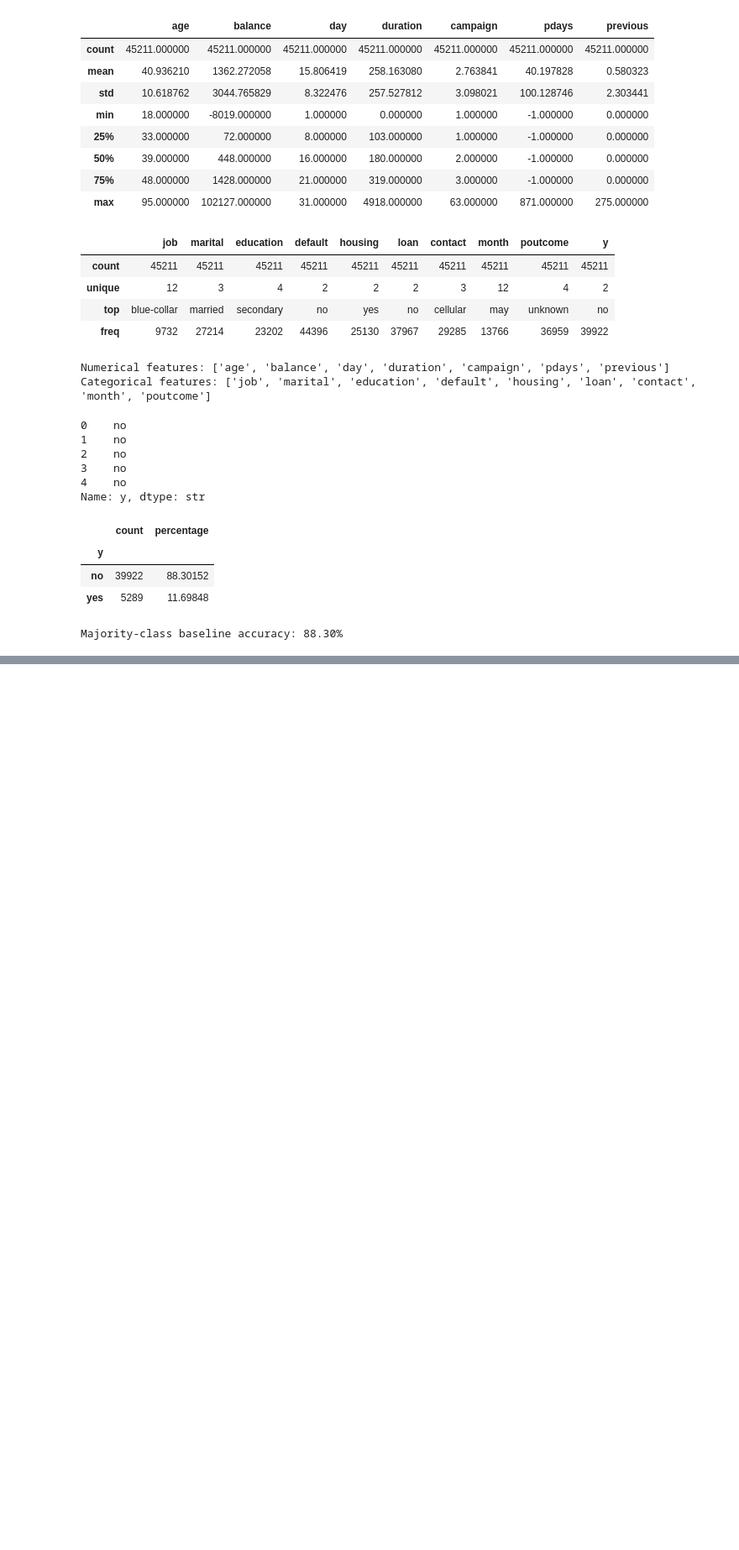
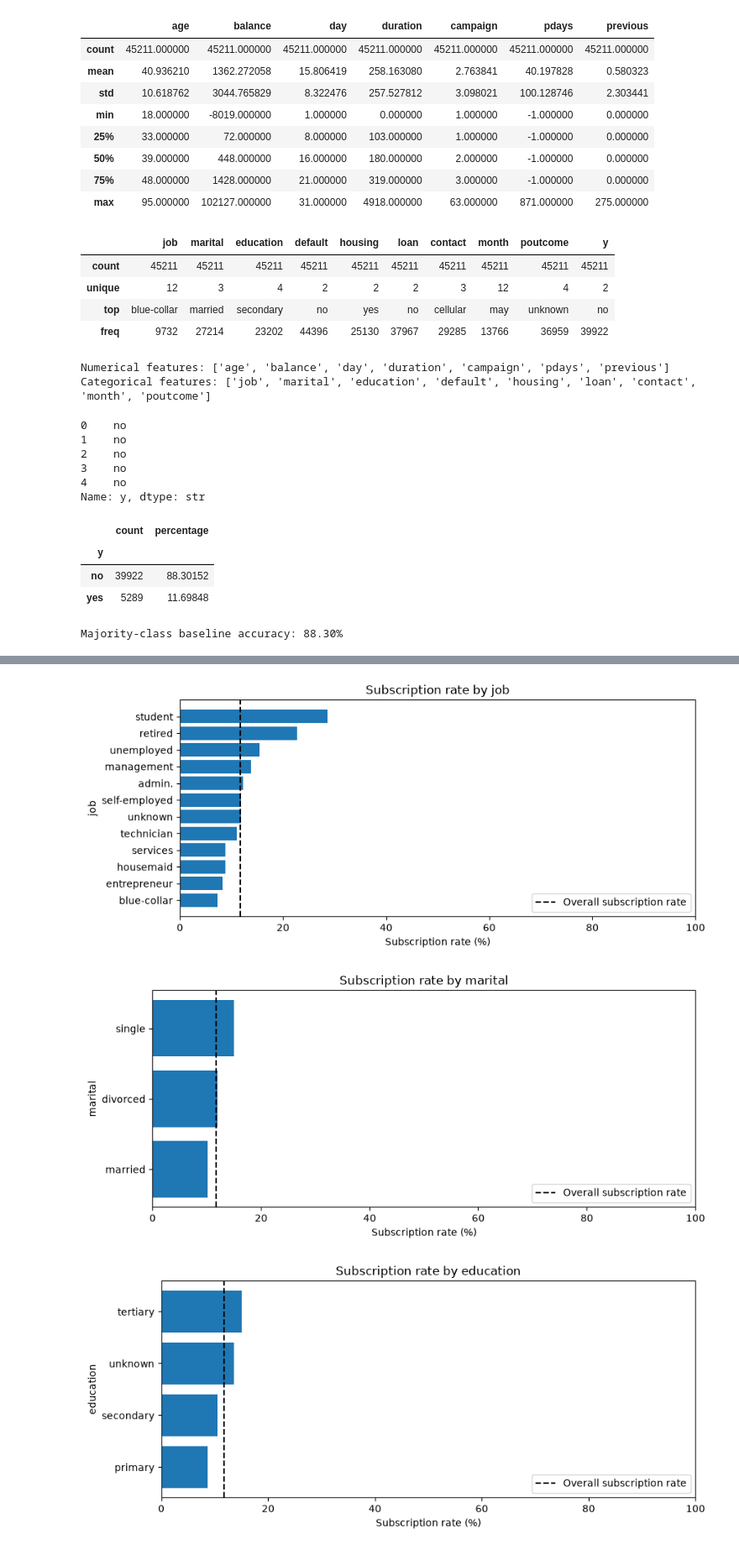
Before and after one commit to TilokJahan/BankMarketingMachineLearningProject, a Jupyter notebook: notebooks/01_eda.ipynb, the cells around one changed output, grey strips where cells are left out. Shown at 84% size. Drawn from its saved outputs; the diff is of its cells as text; code cells hidden in the pictures; blank space fills up the shorter version.

```diff
--- a/notebooks/01_eda.ipynb
+++ b/notebooks/01_eda.ipynb
@@ -102,0 +161,18 @@ Majority-class baseline accuracy: 88.30%
+# %%
+# check numerical ranges and IQR outliers
+rows = []
+for col in num_cols:
+    q1 = df[col].quantile(0.25)
+    q3 = df[col].quantile(0.75)
+    iqr = q3 - q1
+    low = q1 - 1.5 * iqr
+    high = q3 + 1.5 * iqr
+    outliers = (df[col] < low) | (df[col] > high)
+    rows.append([col, df[col].min(), q1, df[col].median(), q3,
+                 df[col].max(), iqr, low, high, outliers.sum(), outliers.mean() * 100])
+
+outlier_summary = pd.DataFrame(rows, columns=[
+    "feature", "min", "q1", "median", "q3", "max", "iqr",
+    "lower_fence", "upper_fence", "outlier_count", "outlier_percentage"
+]).set_index("feature")
+outlier_summary.round(2)
@@ -102,0 +227,12 @@ Majority-class baseline accuracy: 88.30%
+# %%
+# calculate category frequencies and subscription rates
+cat_tables = {}
+for col in cat_cols:
+    table = pd.DataFrame({"count": df[col].value_counts()})
+    yes_counts = df.loc[target == "yes", col].value_counts()
+    table["yes_count"] = yes_counts.reindex(table.index, fill_value=0)
+    table["percentage"] = table["count"] / len(df) * 100
+    table["subscription_rate"] = table["yes_count"] / table["count"] * 100
+    cat_tables[col] = table
+    print(col)
+    display(table.round(2))
@@ -102,0 +284,19 @@ Majority-class baseline accuracy: 88.30%
+# %%
+# compare subscription rates across categories
+for col in cat_cols:
+    rates = cat_tables[col]["subscription_rate"].sort_values()
+    plt.figure(figsize=(9, 4))
+    plt.barh(rates.index, rates.values)
+    plt.axvline((target == "yes").mean() * 100, color="black", linestyle="--",
+                label="Overall subscription rate")
+    plt.xlim(0, 100)
+    plt.xlabel("Subscription rate (%)")
+    plt.ylabel(col)
+    plt.title("Subscription rate by " + col)
+    plt.legend(loc="lower right")
+    plt.tight_layout()
+    plt.show()
+# %% [output]
+[figure, added]
+[figure, added]
+[figure, added]
```
Also changed, not shown: parts of 18 cells of this notebook.
